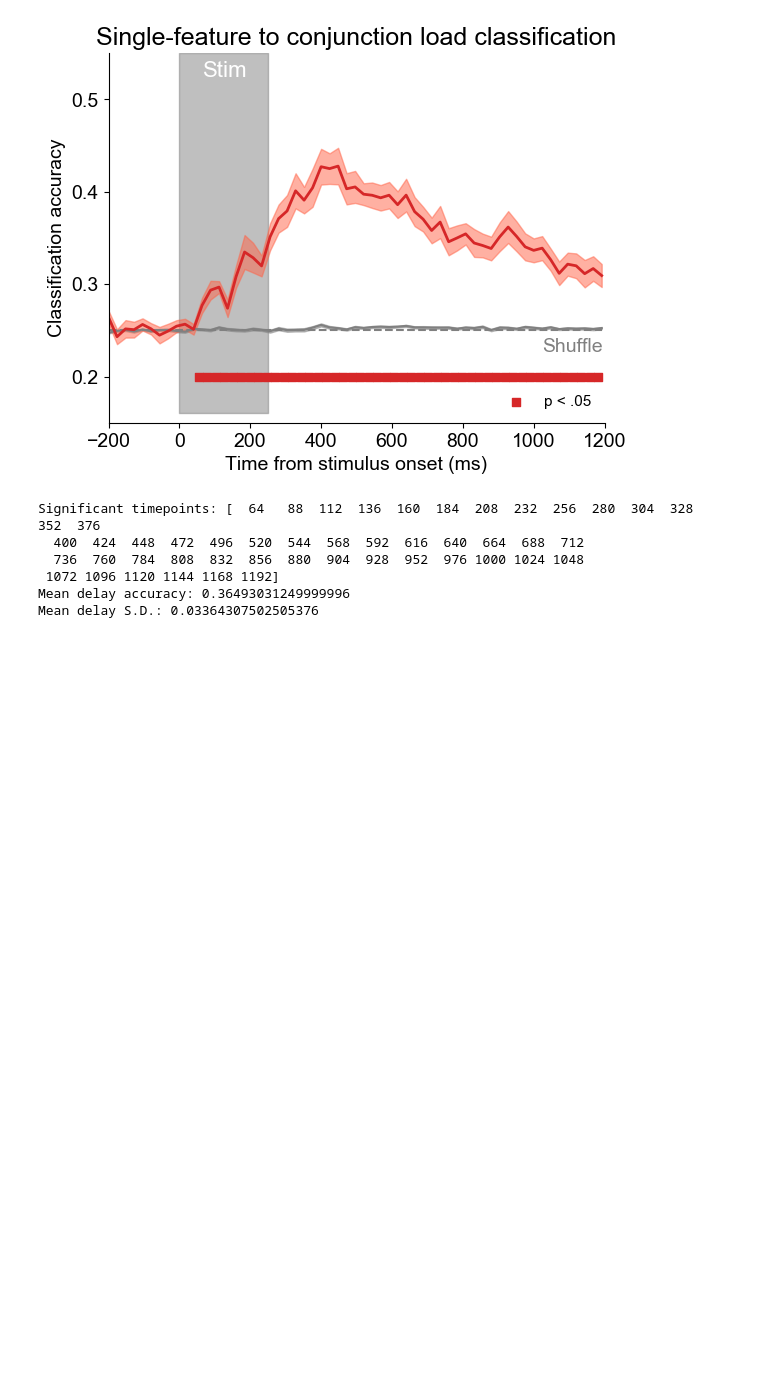
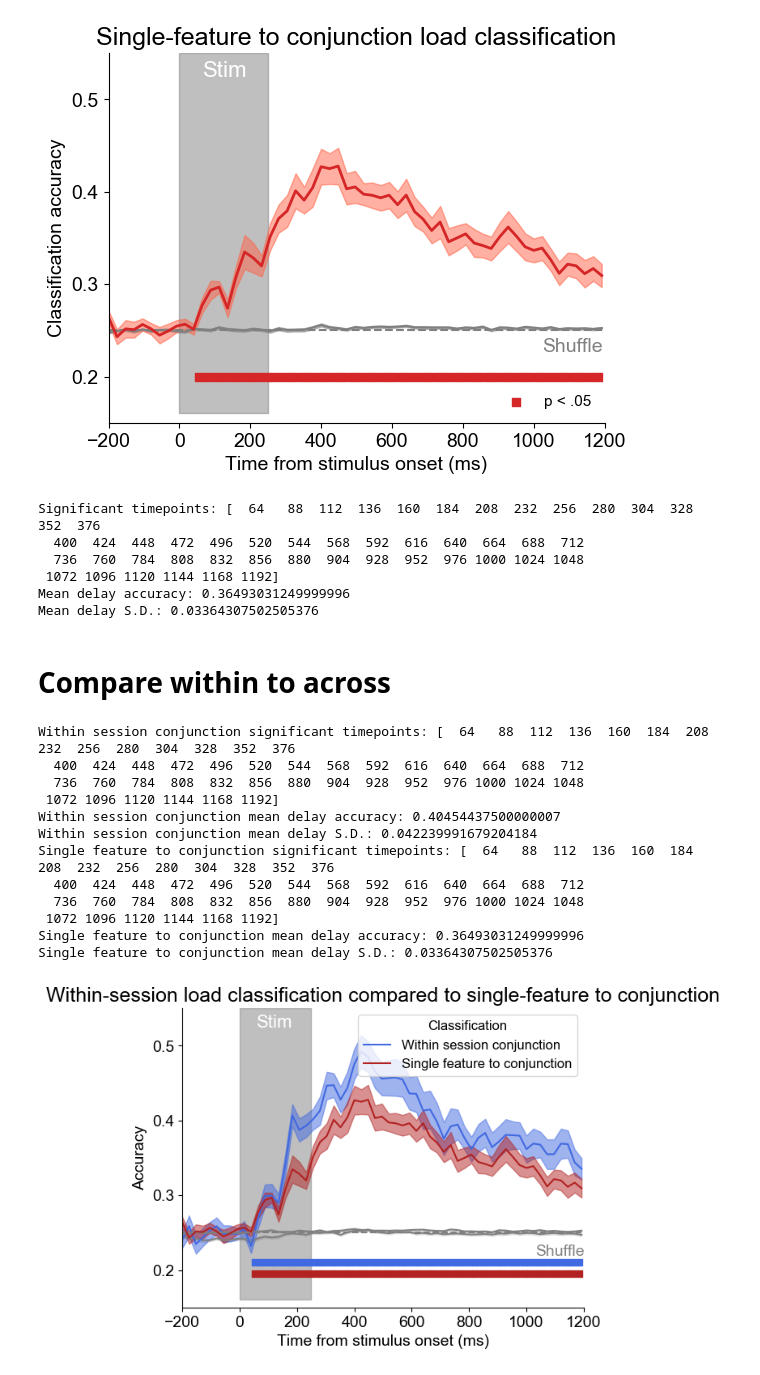
Before and after one commit to WilliamThyer/Thyer-et-al-2021, a Jupyter notebook: decode_load_single_feature_to_conjunction.ipynb, the cells around one changed output. Cells and saved outputs as stored; diff of their text form; code cells hidden in the pictures; blank space fills up the shorter version.

```diff
--- a/decode_load_single_feature_to_conjunction.ipynb
+++ b/decode_load_single_feature_to_conjunction.ipynb
@@ -89,3 +89,57 @@ Significant timepoints: [  64   88  112  136  160  184  208  232  256  280  304
  1072 1096 1120 1144 1168 1192]
 Mean delay accuracy: 0.36493031249999996
 Mean delay S.D.: 0.03364307502505376
+# %% [markdown]
+# Compare within to across
+# %%
+interp_sing_to_conj = decode_eeg.Interpreter()
+interp_sing_to_conj.load_results(filename = 'single_feature_to_conj_trialbin20.pickle')
+
+interp_conj = decode_eeg.Interpreter()
+interp_conj.load_results('1902_trialbin20.pickle')
+# %%
+# loading sync to get ids used in single feature cross-training
+wrangl = decode_eeg.Wrangler(exp1.info['times'],1,5,1,1,{})
+sync = decode_eeg.Experiment_Syncer(experiments=[exp1,exp2,exp3],
+                                    wrangler = wrangl,
+                                    train_group = [experiment_name1])
+matched_ids = np.array(sync.matched_ids)
+# %%
+unique_ids = []
+for isub in range(exp3.nsub):
+    info = exp3.load_info(isub)
+    unique_ids.append(int(info['unique_id']))
+unique_ids = np.array(unique_ids)
+
+matched_idx = np.in1d(unique_ids,matched_ids)
+interp_conj.acc = interp_conj.acc[matched_idx]
+interp_conj.acc_shuff = interp_conj.acc_shuff[matched_idx]
+# %%
+# Combine acc matrices for plotting
+interp_conj.acc = np.concatenate([interp_conj.acc[:,np.newaxis],interp_sing_to_conj.acc[:,np.newaxis]],1)
+interp_conj.acc_shuff = np.concatenate([interp_conj.acc_shuff[:,np.newaxis],interp_sing_to_conj.acc_shuff[:,np.newaxis]],1)
+# %%
+interp_conj.plot_acc_subset(
+    subset_list=['Within session conjunction','Single feature to conjunction'],
+    ylim=[.15,.55],
+    chance=.25,
+    sig_ys=[.21,.195],
+    chance_text_y=.211,
+    significance_testing=True,
+    title='Within-session load classification compared to single-feature to conjunction',
+    subtitle='within_to_sing_to_conj',
+    savefig=False)
+# %% [output]
+Within session conjunction significant timepoints: [  64   88  112  136  160  184  208  232  256  280  304  328  352  376
+  400  424  448  472  496  520  544  568  592  616  640  664  688  712
+  736  760  784  808  832  856  880  904  928  952  976 1000 1024 1048
+ 1072 1096 1120 1144 1168 1192]
+Within session conjunction mean delay accuracy: 0.40454437500000007
+Within session conjunction mean delay S.D.: 0.042239991679204184
+Single feature to conjunction significant timepoints: [  64   88  112  136  160  184  208  232  256  280  304  328  352  376
+  400  424  448  472  496  520  544  568  592  616  640  664  688  712
+  736  760  784  808  832  856  880  904  928  952  976 1000 1024 1048
+ 1072 1096 1120 1144 1168 1192]
+Single feature to conjunction mean delay accuracy: 0.36493031249999996
+Single feature to conjunction mean delay S.D.: 0.03364307502505376
+[figure, added]
```
Also changed, not shown: 2 other files.
